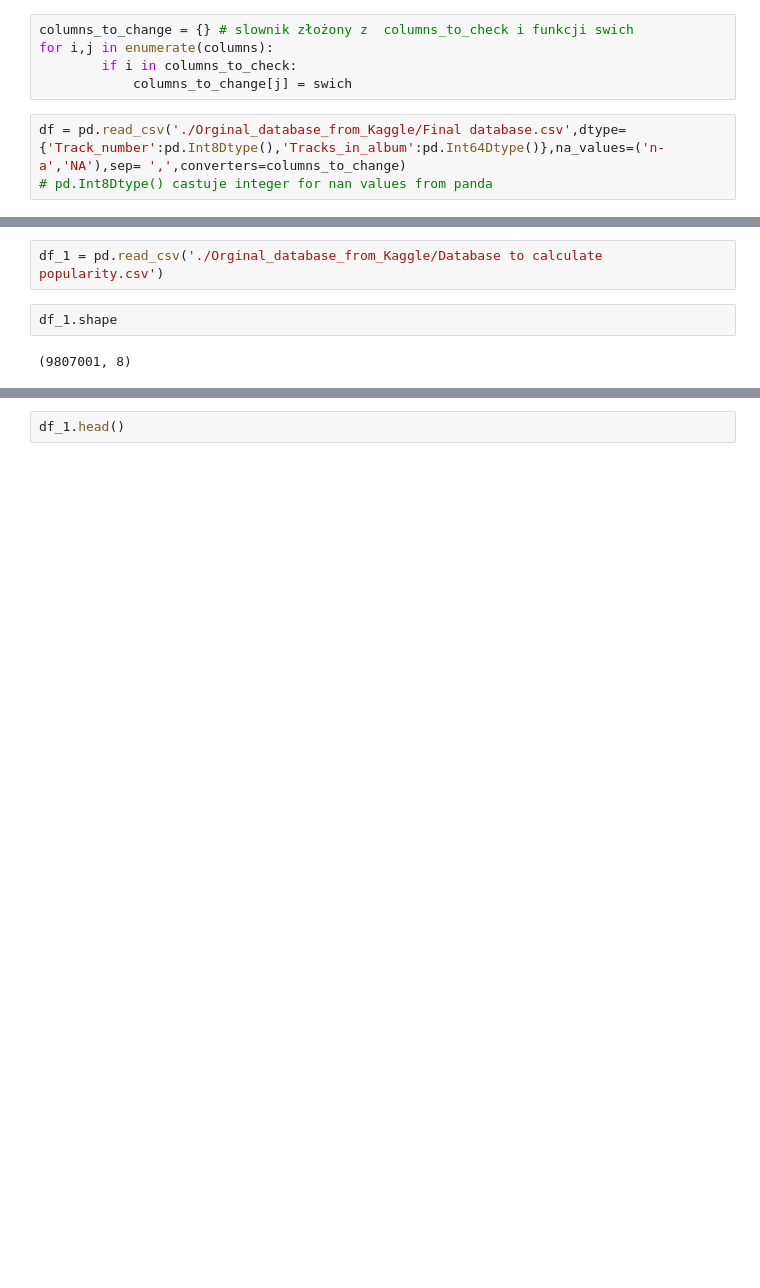
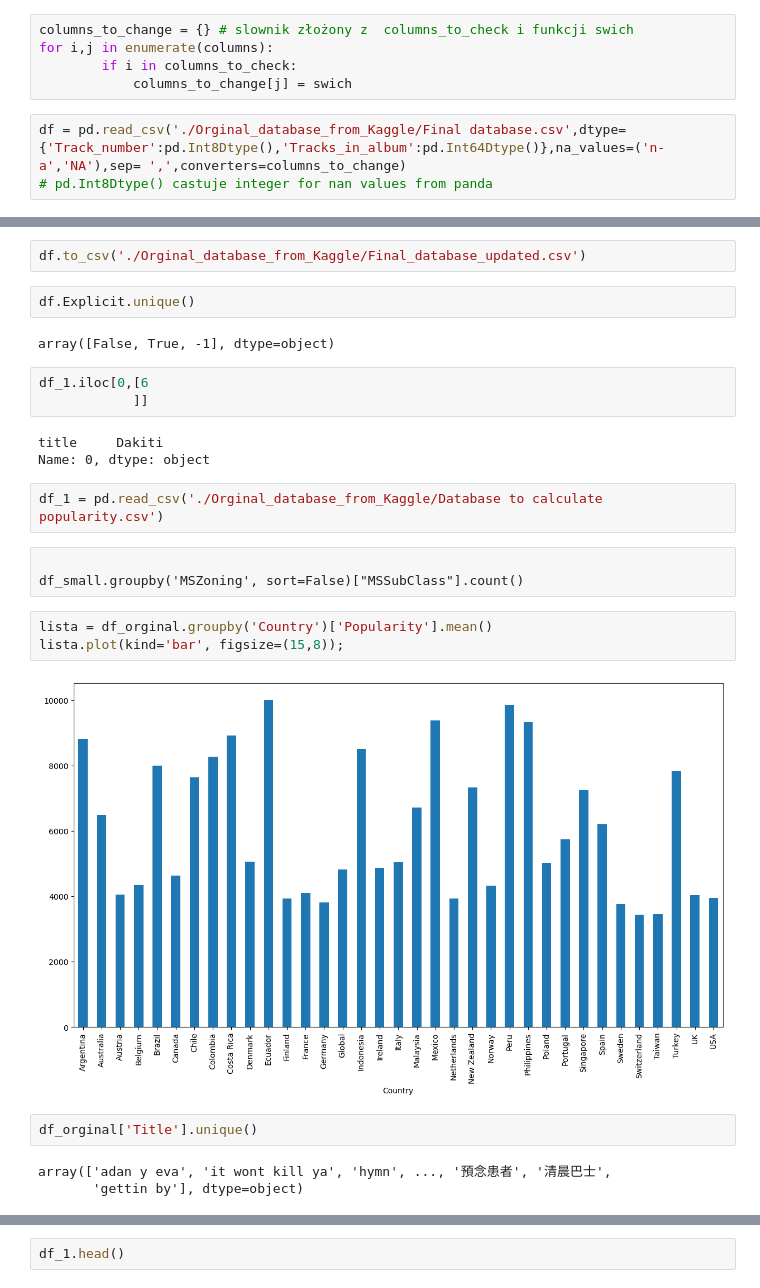
Before and after one commit to infoshareacademy/JDSZR11-chubs_chubs, a Jupyter notebook: Procject_Python_Spotyfiy/Spotyfie.ipynb, the cells around one changed output, grey strips where cells are left out. Drawn from its saved outputs; the diff is of its cells as text; blank space fills up the shorter version.

```diff
--- a/Procject_Python_Spotyfiy/Spotyfie.ipynb
+++ b/Procject_Python_Spotyfiy/Spotyfie.ipynb
@@ -37,6 +51,27 @@ df.shape
+# %%
+df.to_csv('./Orginal_database_from_Kaggle/Final_database_updated.csv')
+# %%
+df.Explicit.unique()
+# %% [output]
+array([False, True, -1], dtype=object)
+# %%
+df_1.iloc[0,[6
+            ]]
+# %% [output]
+title     Dakiti
+Name: 0, dtype: object
 # %%
 df_1 = pd.read_csv('./Orginal_database_from_Kaggle/Database to calculate popularity.csv')
-# %%
-df_1.shape
-# %% [output]
-(9807001, 8)
+# %% [raw]
+
+df_small.groupby('MSZoning', sort=False)["MSSubClass"].count()
+# %%
+lista = df_orginal.groupby('Country')['Popularity'].mean()
+lista.plot(kind='bar', figsize=(15,8));
+# %% [output]
+[figure, added]
+# %%
+df_orginal['Title'].unique()
+# %% [output]
+array(['adan y eva', 'it wont kill ya', 'hymn', ..., '預念患者', '清晨巴士',
+       'gettin by'], dtype=object)
```
Also changed, not shown: parts of 10 cells of this notebook, 1 other file.
